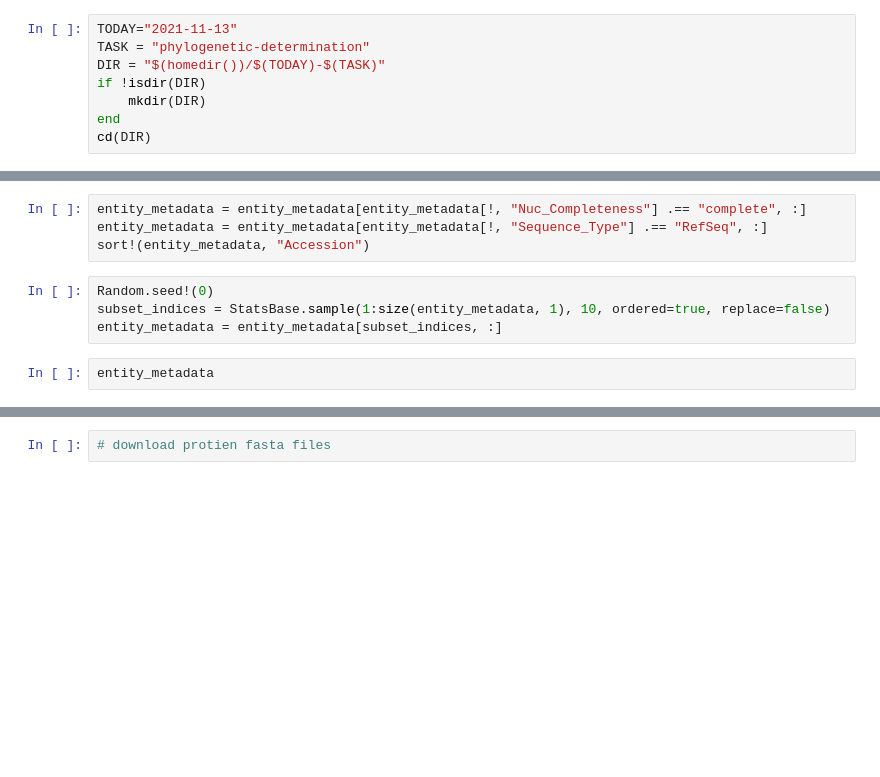
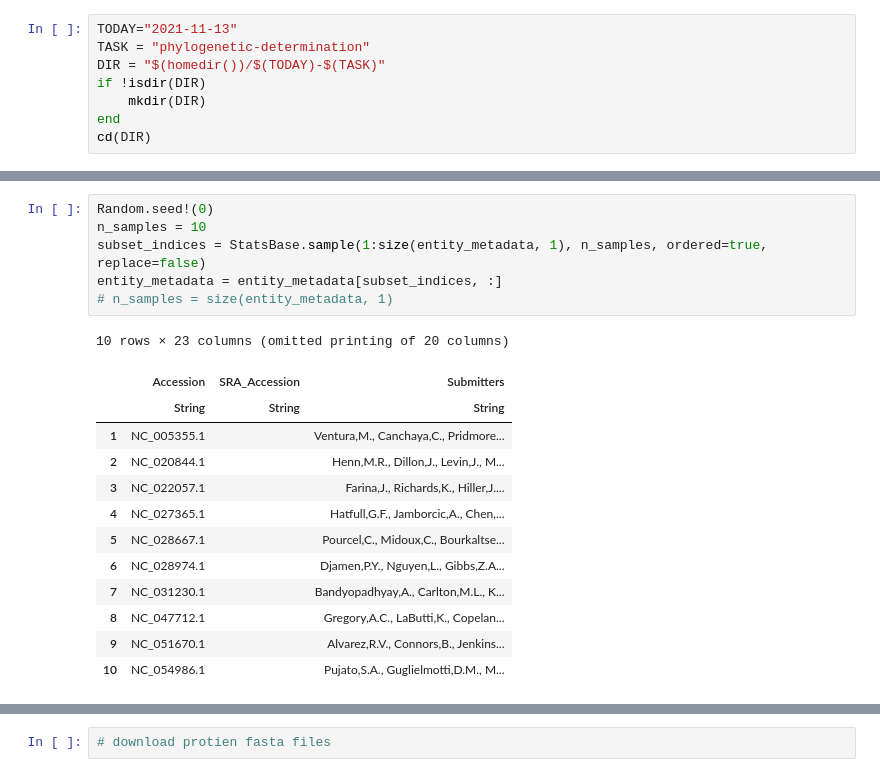
Before and after one commit to cjprybol/Mycelia, a Jupyter notebook: notebooks/2021-11-13-phylogenetic-determination.ipynb, the cells around one changed output, grey strips where cells are left out. Drawn from its saved outputs; the diff is of its cells as text; blank space fills up the shorter version.

```diff
--- a/notebooks/2021-11-13-phylogenetic-determination.ipynb
+++ b/notebooks/2021-11-13-phylogenetic-determination.ipynb
@@ -55,12 +82,22 @@ show(entity_metadata)
-# %%
-entity_metadata = entity_metadata[entity_metadata[!, "Nuc_Completeness"] .== "complete", :]
-entity_metadata = entity_metadata[entity_metadata[!, "Sequence_Type"] .== "RefSeq", :]
-sort!(entity_metadata, "Accession")
 # %%
 Random.seed!(0)
-subset_indices = StatsBase.sample(1:size(entity_metadata, 1), 10, ordered=true, replace=false)
+n_samples = 10
+subset_indices = StatsBase.sample(1:size(entity_metadata, 1), n_samples, ordered=true, replace=false)
 entity_metadata = entity_metadata[subset_indices, :]
+# n_samples = size(entity_metadata, 1)
+# %% [output]
+10 rows × 23 columns (omitted printing of 20 columns)
+|  | Accession | SRA_Accession | Submitters |
+|  | String | String | String |
+| 1 | NC_005355.1 |  | Ventura,M., Canchaya,C., Pridmore... |
+| 2 | NC_020844.1 |  | Henn,M.R., Dillon,J., Levin,J., M... |
+| 3 | NC_022057.1 |  | Farina,J., Richards,K., Hiller,J.... |
+| 4 | NC_027365.1 |  | Hatfull,G.F., Jamborcic,A., Chen,... |
+| 5 | NC_028667.1 |  | Pourcel,C., Midoux,C., Bourkaltse... |
+| 6 | NC_028974.1 |  | Djamen,P.Y., Nguyen,L., Gibbs,Z.A... |
+| 7 | NC_031230.1 |  | Bandyopadhyay,A., Carlton,M.L., K... |
+| 8 | NC_047712.1 |  | Gregory,A.C., LaButti,K., Copelan... |
+| 9 | NC_051670.1 |  | Alvarez,R.V., Connors,B., Jenkins... |
+| 10 | NC_054986.1 |  | Pujato,S.A., Guglielmotti,D.M., M... |
-# %%
-entity_metadata
 # %%
 # download genomic fasta files
```
Also changed, not shown: parts of 17 cells of this notebook, 1 other file.
